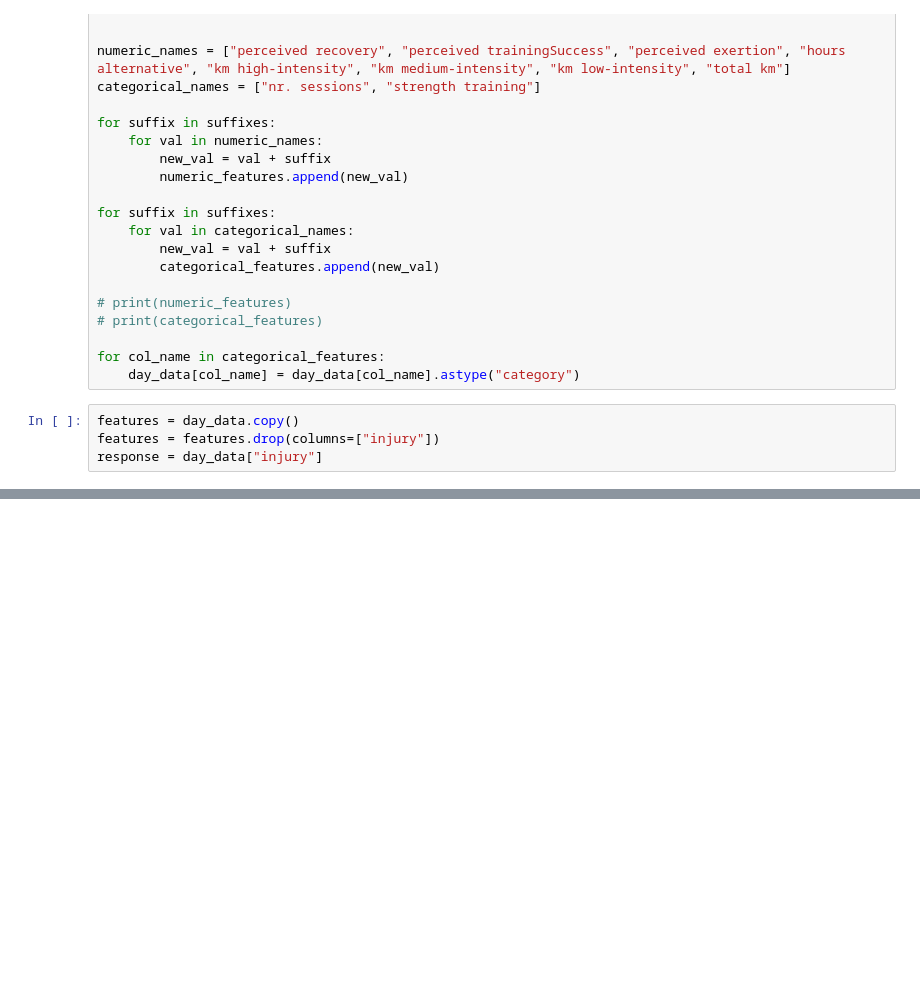
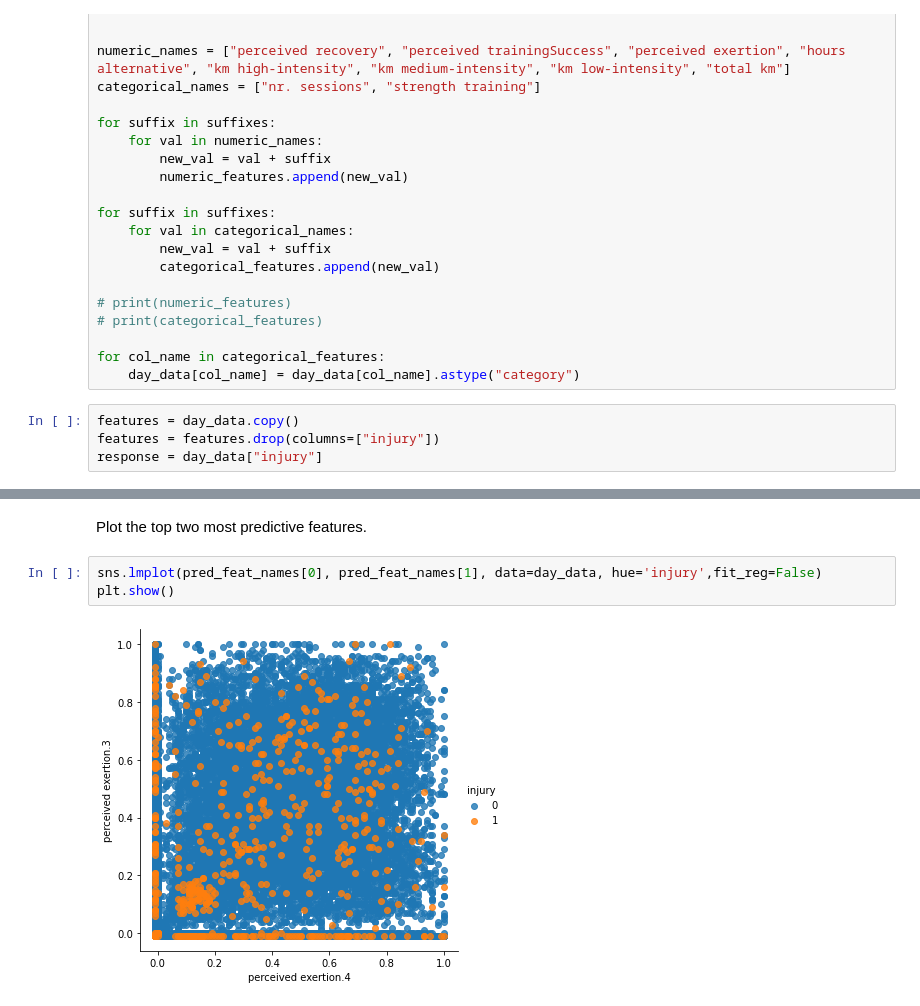
Before and after one commit to ryn8raun248/TrainingTrainers, a Jupyter notebook: final_project_notebook.ipynb, the cells around one changed output, grey strips where cells are left out. Saved outputs shown, nothing was run; the diff lists cells and outputs as text; blank space fills up the shorter version.

```diff
--- a/final_project_notebook.ipynb
+++ b/final_project_notebook.ipynb
@@ -555,0 +495,7 @@ Estimator: Random Forest
+# %% [markdown]
+Plot the top two most predictive features.
+# %%
+sns.lmplot(pred_feat_names[0], pred_feat_names[1], data=day_data, hue='injury',fit_reg=False)
+plt.show()
+# %% [output]
+[figure, added]
```
Also changed, not shown: parts of 20 cells of this notebook.
